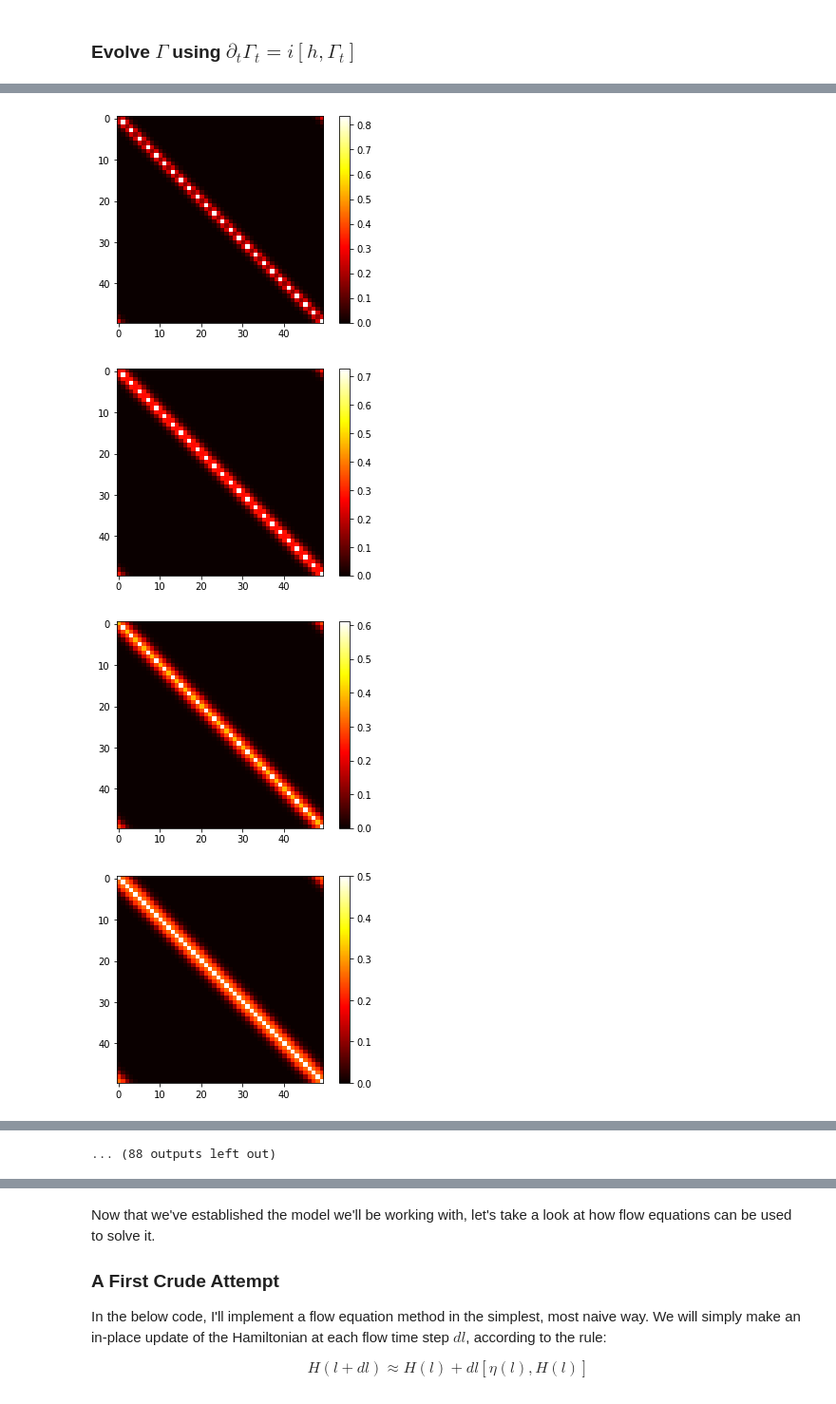
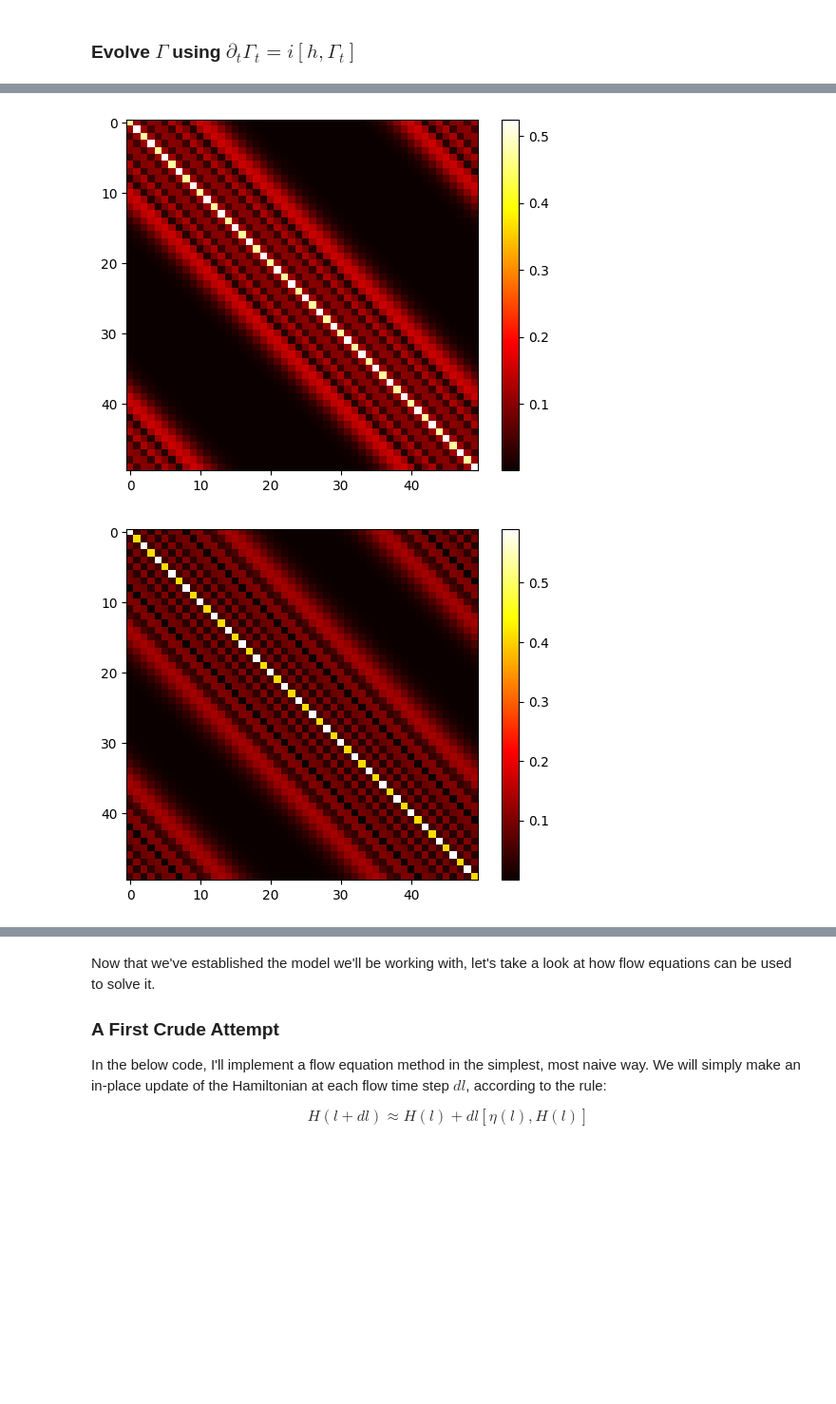
Before and after one commit to harshank001/Pyflow_DBF, a Jupyter notebook: DBF_LR_prac.ipynb, the cells around one changed output, grey strips where cells are left out. Shown: that part at 95% size. Saved outputs shown, nothing was run; the diff lists cells and outputs as text; code cells hidden in the pictures; blank space fills up the shorter version.

Commit message:
plots

```diff
--- a/DBF_LR_prac.ipynb
+++ b/DBF_LR_prac.ipynb
@@ -138,11 +138,11 @@ print(h)
 ### Evolve $\Gamma$ using $\partial_t \Gamma_t = i[h,\Gamma_t]$
 # %%
 dl = 1e-3               # step size
-steps = 10000
+steps = 5000
 for i in range(steps):
     eta = 1j*(h@gamma_mat - gamma_mat@h)
     gamma_mat = gamma_mat + dl*eta
-    if i%100 == 0:
+    if i%1000 == 0:
         plt.imshow(abs(gamma_mat),cmap='hot',interpolation='nearest')
         plt.colorbar()
         plt.show()
@@ -153,4 +153,2 @@ for i in range(steps):
-[figure, old version]
+[figure, new version]
-[figure, old version]
+[figure, new version]
-[figure, removed]
-[figure, removed]
@@ -162 +154,0 @@ for i in range(steps):
-... (88 outputs left out)
```
Also changed, not shown: parts of 3 cells of this notebook.
